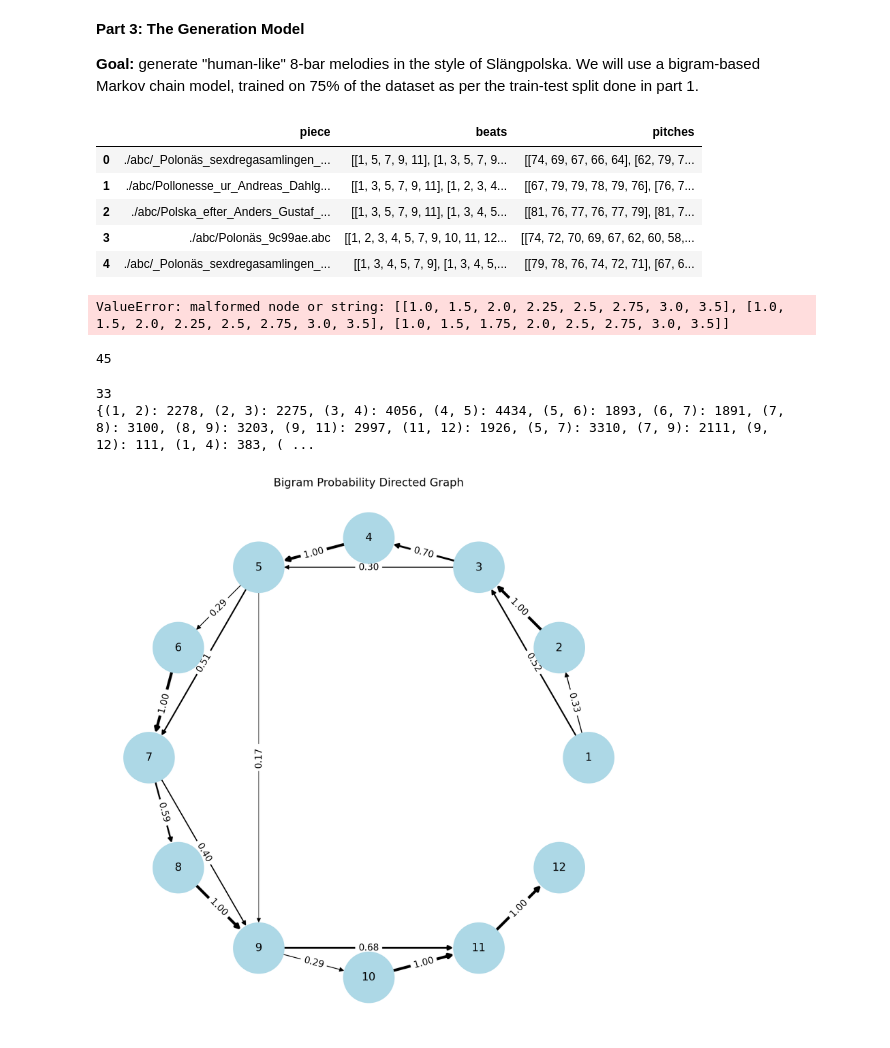
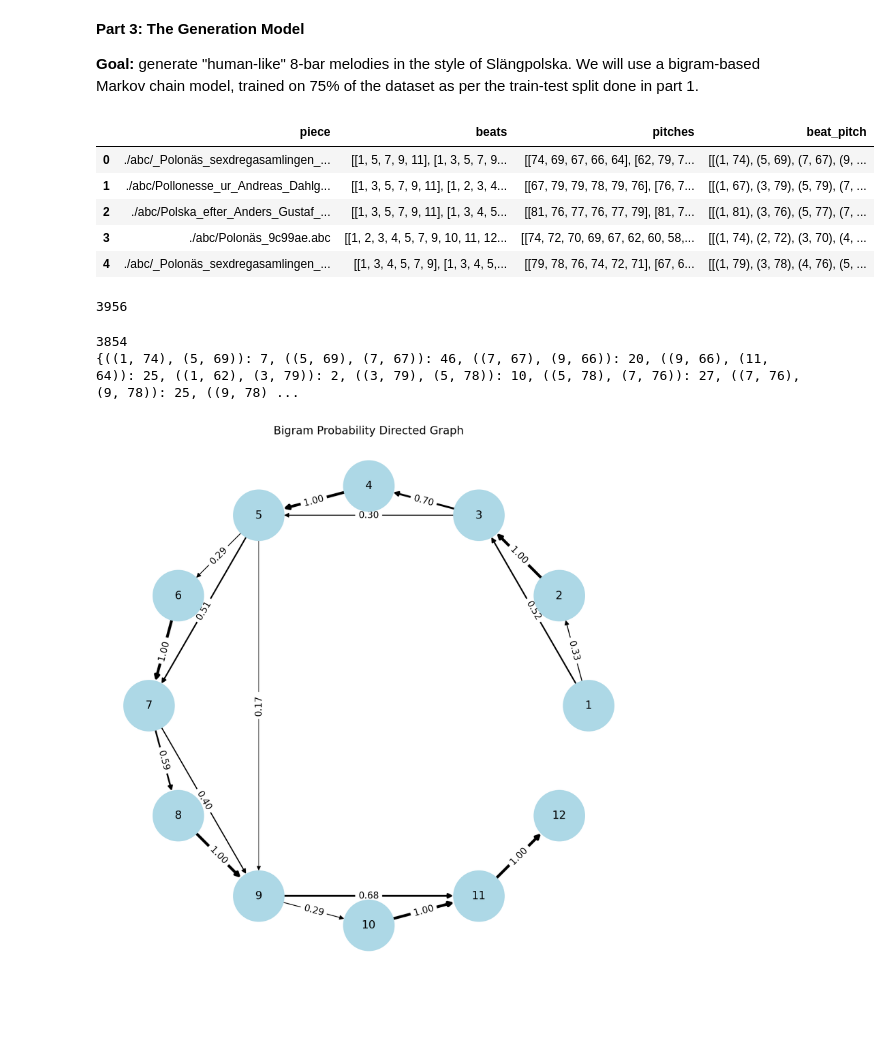
Before and after one commit to zwierski/dh-401-melody-generation-group-2, a Jupyter notebook: assignment1_copy.ipynb, the cells around one changed output. Cells and saved outputs as stored; diff of their text form; code cells hidden in the pictures; blank space fills up the shorter version.

Commit message:
fix ast error

```diff
--- a/assignment1_copy.ipynb
+++ b/assignment1_copy.ipynb
@@ -407,31 +418,32 @@ print(df[['tuple_beat_and_pitch']])
 # %%
 np.random.seed(401)
 
-markov_data = pd.read_csv('train.csv')
-markov_data.head()
+data = pd.read_csv('train.csv')
+data.head()
 # %% [output]
-|  | piece | beats | pitches |
-| 0 | ./abc/_Polonäs_sexdregasamlingen_... | [[1, 5, 7, 9, 11], [1, 3, 5, 7, 9... | [[74, 69, 67, 66, 64], [62, 79, 7... |
-| 1 | ./abc/Pollonesse_ur_Andreas_Dahlg... | [[1, 3, 5, 7, 9, 11], [1, 2, 3, 4... | [[67, 79, 79, 78, 79, 76], [76, 7... |
-| 2 | ./abc/Polska_efter_Anders_Gustaf_... | [[1, 3, 5, 7, 9, 11], [1, 3, 4, 5... | [[81, 76, 77, 76, 77, 79], [81, 7... |
-| 3 | ./abc/Polonäs_9c99ae.abc | [[1, 2, 3, 4, 5, 7, 9, 10, 11, 12... | [[74, 72, 70, 69, 67, 62, 60, 58,... |
-| 4 | ./abc/_Polonäs_sexdregasamlingen_... | [[1, 3, 4, 5, 7, 9], [1, 3, 4, 5,... | [[79, 78, 76, 74, 72, 71], [67, 6... |
+|  | piece | beats | pitches | beat_pitch |
+| 0 | ./abc/_Polonäs_sexdregasamlingen_... | [[1, 5, 7, 9, 11], [1, 3, 5, 7, 9... | [[74, 69, 67, 66, 64], [62, 79, 7... | [[(1, 74), (5, 69), (7, 67), (9, ... |
+| 1 | ./abc/Pollonesse_ur_Andreas_Dahlg... | [[1, 3, 5, 7, 9, 11], [1, 2, 3, 4... | [[67, 79, 79, 78, 79, 76], [76, 7... | [[(1, 67), (3, 79), (5, 79), (7, ... |
+| 2 | ./abc/Polska_efter_Anders_Gustaf_... | [[1, 3, 5, 7, 9, 11], [1, 3, 4, 5... | [[81, 76, 77, 76, 77, 79], [81, 7... | [[(1, 81), (3, 76), (5, 77), (7, ... |
+| 3 | ./abc/Polonäs_9c99ae.abc | [[1, 2, 3, 4, 5, 7, 9, 10, 11, 12... | [[74, 72, 70, 69, 67, 62, 60, 58,... | [[(1, 74), (2, 72), (3, 70), (4, ... |
+| 4 | ./abc/_Polonäs_sexdregasamlingen_... | [[1, 3, 4, 5, 7, 9], [1, 3, 4, 5,... | [[79, 78, 76, 74, 72, 71], [67, 6... | [[(1, 79), (3, 78), (4, 76), (5, ... |
 # %%
 import ast
 # change the note column to list
 data['beats'] = data['beats'].apply(ast.literal_eval)
 data['pitches'] = data['pitches'].apply(ast.literal_eval)
 data['beat_pitch'] = data['beat_pitch'].apply(ast.literal_eval)
-# %% [output]
-ValueError: malformed node or string: [[1.0, 1.5, 2.0, 2.25, 2.5, 2.75, 3.0, 3.5], [1.0, 1.5, 2.0, 2.25, 2.5, 2.75, 3.0, 3.5], [1.0, 1.5, 1.75, 2.0, 2.5, 2.75, 3.0, 3.5]]
 # %%
+from collections import defaultdict
+from collections import Counter
+
 # get the bigram of the music data
 bigram = []
 bigram_freq = defaultdict(int)
 
 # get the bigram of each song
-for i in range(len(markov_data)):
-    for bar in markov_data.loc[i,'notes']:
+for i in range(len(data)):
+    for bar in data.loc[i,'beat_pitch']:
         bigram.extend(zip(bar, bar[1:]))
 
 # print(bigram)
@@ -440,20 +452,20 @@ for i in range(len(markov_data)):
 bigram_freq = dict(Counter(bigram))
 print(len(bigram_freq))
 # %% [output]
-45
+3956
 # %%
 # remove the identical bigram or bigram with wrong direction
 wrong_bigrams = []
 for key in bigram_freq:
-    if key[0] >= key[1] or key[1]>12:
+    if key[0][0] >= key[1][0] or key[1][0]>12:
         wrong_bigrams.append(key)
 for key in wrong_bigrams:
     del bigram_freq[key]
 print(len(bigram_freq))
 print(bigram_freq)
 # %% [output]
-33
-{(1, 2): 2278, (2, 3): 2275, (3, 4): 4056, (4, 5): 4434, (5, 6): 1893, (6, 7): 1891, (7, 8): 3100, (8, 9): 3203, (9, 11): 2997, (11, 12): 1926, (5, 7): 3310, (7, 9): 2111, (9, 12): 111, (1, 4): 383, ( ...
+3854
+{((1, 74), (5, 69)): 7, ((5, 69), (7, 67)): 46, ((7, 67), (9, 66)): 20, ((9, 66), (11, 64)): 25, ((1, 62), (3, 79)): 2, ((3, 79), (5, 78)): 10, ((5, 78), (7, 76)): 27, ((7, 76), (9, 78)): 25, ((9, 78) ...
 # %%
 # create the bigram matrix
 bigram_counts = np.zeros((12, 12))
```
Also changed, not shown: parts of 3 cells of this notebook, 2 other files.
